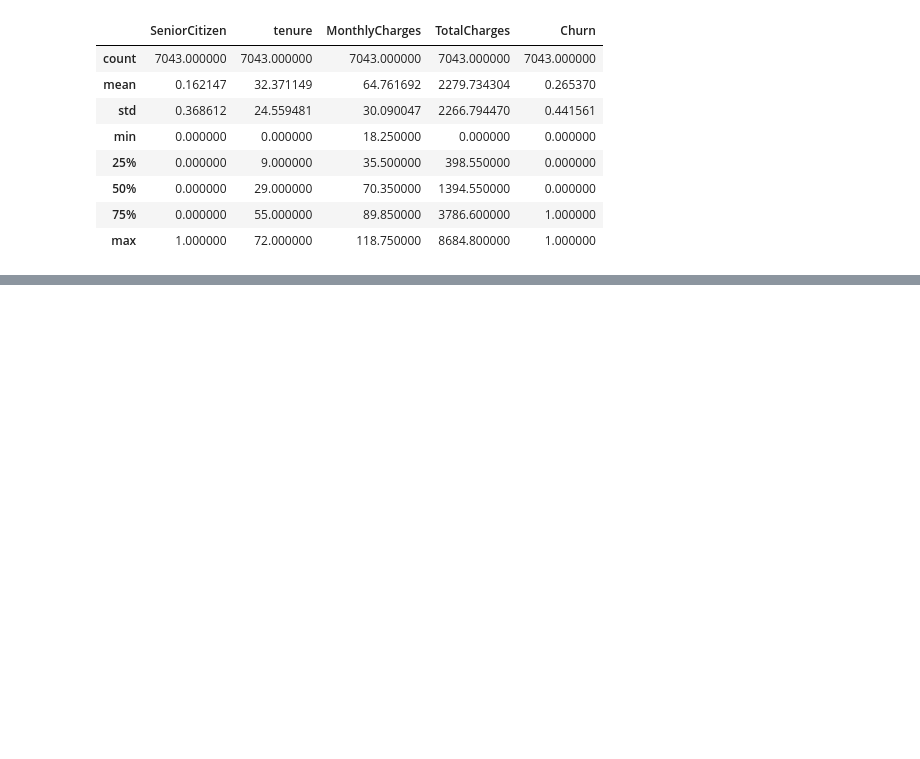
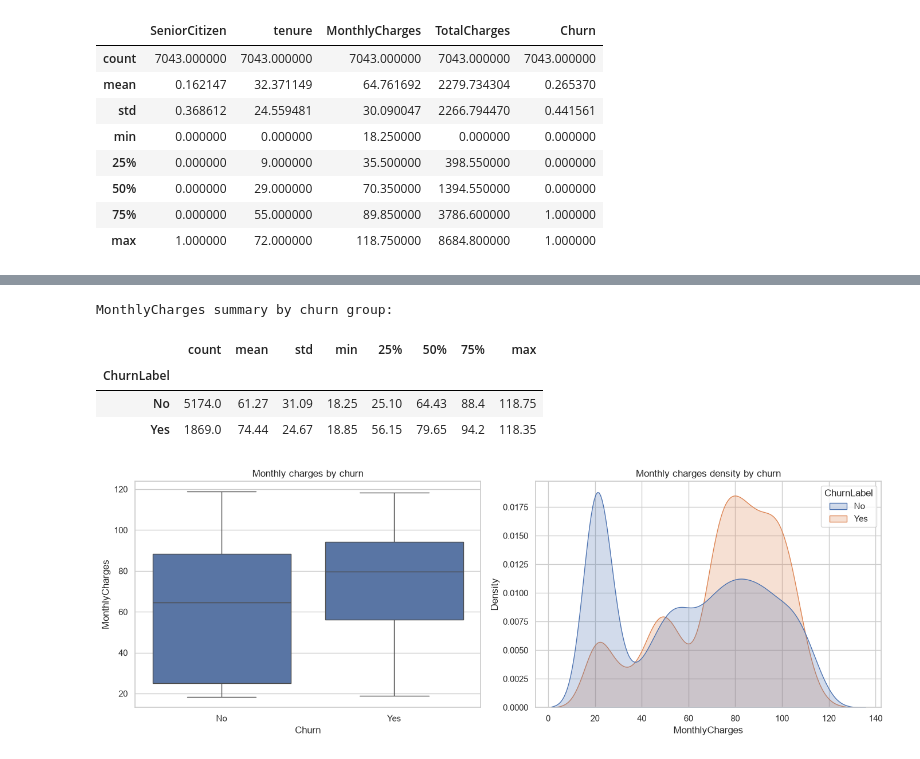
Before and after one commit to pavannangadi/Customer-Churn-Prediction-Telco-, a Jupyter notebook: notebooks/customer_churn_analysis.ipynb, the cells around one changed output, grey strips where cells are left out. Drawn from its saved outputs; the diff is of its cells as text; code cells hidden in the pictures; blank space fills up the shorter version.

```diff
--- a/notebooks/customer_churn_analysis.ipynb
+++ b/notebooks/customer_churn_analysis.ipynb
@@ -184,0 +261,22 @@ The 11 originally-blank rows, now cleaned:
+# %%
+print("MonthlyCharges summary by churn group:")
+display(plot_df.groupby("ChurnLabel")["MonthlyCharges"].describe().round(2))
+
+fig, axes = plt.subplots(1, 2, figsize=(14, 5))
+
+sns.boxplot(data=plot_df, x="ChurnLabel", y="MonthlyCharges", ax=axes[0])
+axes[0].set_title("Monthly charges by churn")
+axes[0].set_xlabel("Churn")
+
+sns.kdeplot(data=plot_df, x="MonthlyCharges", hue="ChurnLabel",
+            common_norm=False, fill=True, ax=axes[1])
+axes[1].set_title("Monthly charges density by churn")
+plt.tight_layout()
+plt.show()
+# %% [output]
+MonthlyCharges summary by churn group:
+|  | count | mean | std | min | 25% | 50% | 75% | max |
+| ChurnLabel |  |  |  |  |  |  |  |  |
+| No | 5174.0 | 61.27 | 31.09 | 18.25 | 25.10 | 64.43 | 88.4 | 118.75 |
+| Yes | 1869.0 | 74.44 | 24.67 | 18.85 | 56.15 | 79.65 | 94.2 | 118.35 |
+[figure, added]
```
Also changed, not shown: parts of 3 cells of this notebook.
